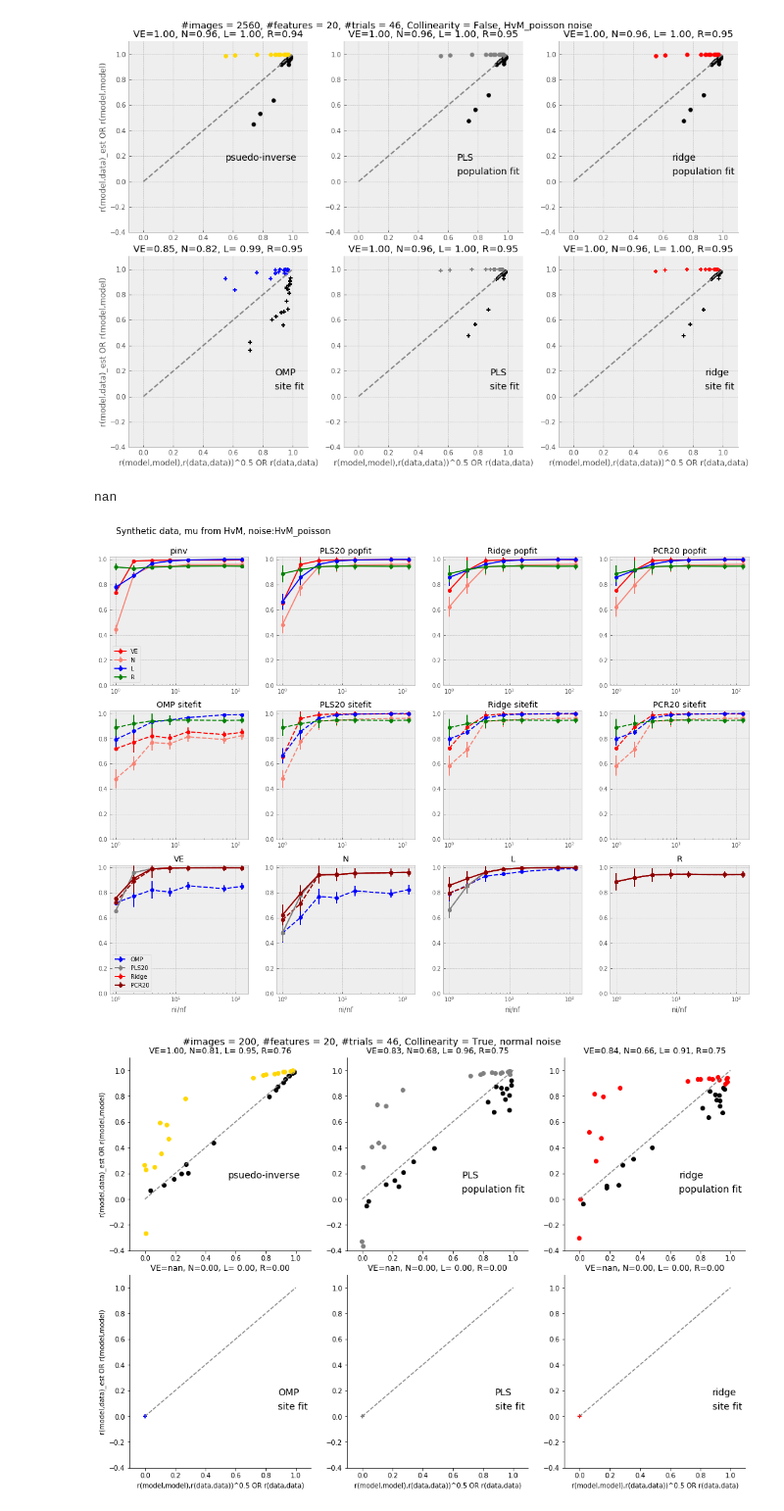
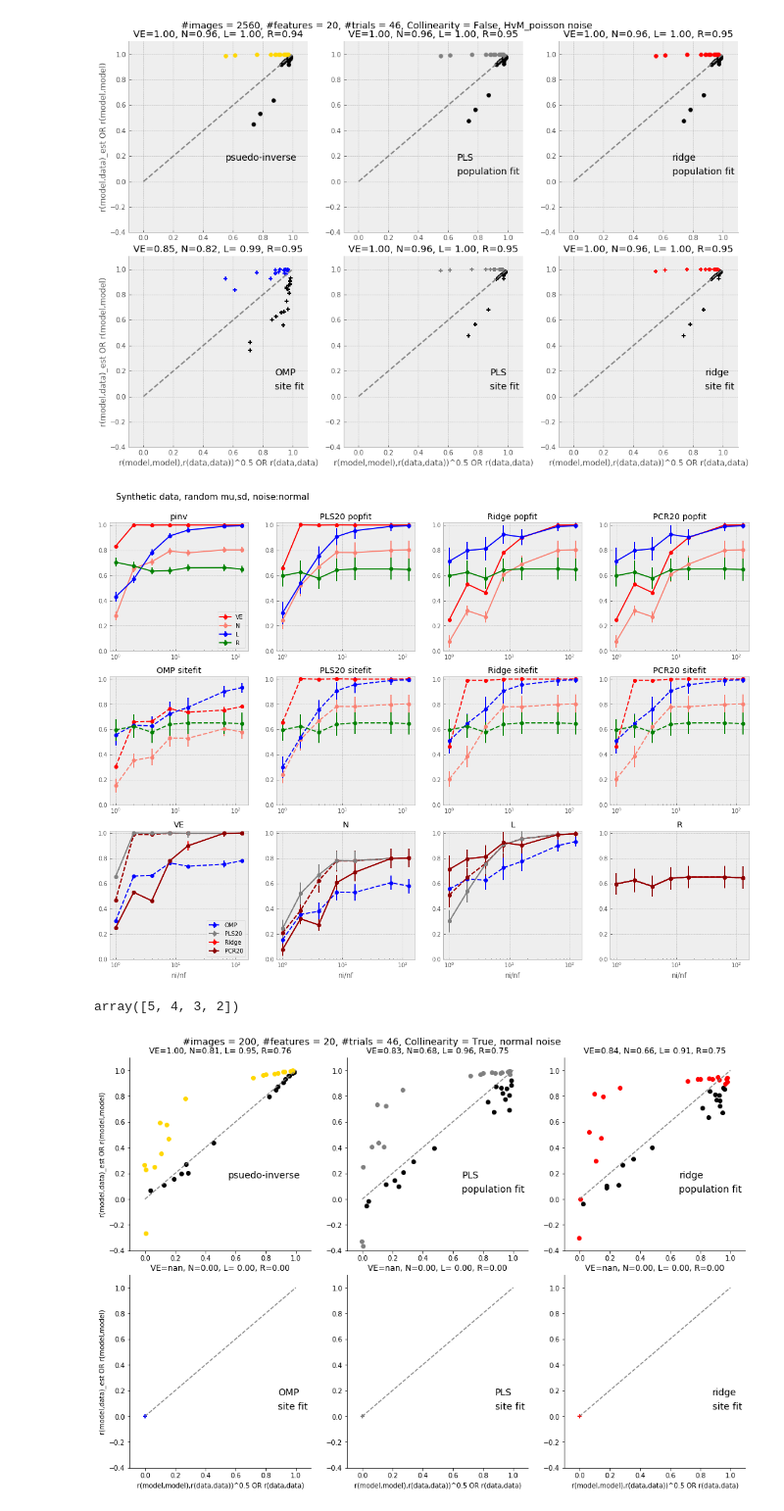
Before and after one commit to issalab/Mapping, a Jupyter notebook: Unit test.ipynb, the cells around one changed output. Shown at 98% size. Cells and saved outputs as stored; diff of their text form; code cells hidden in the pictures.

```diff
--- a/Unit test.ipynb
+++ b/Unit test.ipynb
@@ -135,15 +135,15 @@ nfoldt = 5
 noisy_map = False
 various_unit_stds = True
 Collinearity = False
-noise_dist = 'HvM_poisson'  # 'normal'
+noise_dist = 'normal'#'HvM_poisson'  # 'normal'
 
 spearman_brown = False
 reg_methods = ['OMP', 'PLS', 'ridge', 'ridge']
-reg_params_list = [[], nf, [10, -10, 10], [10, -10, 10]]
+reg_params_list = [[], nf, [20, -10, 10], [20, -10, 10]]
 report_popfit = [False, True, True, True]  # [False, True, True]
 report_sitefit = [False, False, False, False]  # [True, True, True]
 PCA_ncomponents_list = [-1, -1, -1, -1, nf]
-stats_from_data = True
+stats_from_data = False
 
 imag_feat_ratio_list = [1, 2, 4, 8, 16, 64, 128]
 
@@ -232,10 +232,6 @@ for irat, imag_feat_ratio in enumerate(imag_feat_ratio_list):
         NarraysiteStd[ir, irat] = ss.sem(r12_reg_sitfit[:, ir], axis=None)
         LarraysiteStd[ir, irat] = ss.sem(r11_reg_sitfit[:, ir], axis=None)
         RarraysiteStd[ir, irat] = ss.sem(r22_reg_sitfit[:, ir], axis=None)
-# %%
-np.std(r12/np.sqrt(r11*r22))
-# %% [output]
-nan
 # %%
 colors = ['b','gray','r','darkred']
 style.use('bmh')
@@ -281,37 +277,41 @@ axes[2,0].set_xscale("log")
 axes[2,0].legend()
 [axes[2,0].errorbar(imag_feat_ratio_list, VEarraypop[itrace+1, :], yerr=VEarraypopStd[itrace, :], marker='o', color=colors[itrace+1]) for itrace in range(3)]
 
 axes[2,1].set_title('N')
 axes[2,1].set_xscale("log")
 [axes[2,1].errorbar(imag_feat_ratio_list, Narraysite[itrace, :], yerr= NarraysiteStd[itrace, :], marker='o',ls='--', color=colors[itrace], label=reg_methods_labels[itrace]) for itrace in range(4)]
 
 [axes[2,1].errorbar(imag_feat_ratio_list, Narraypop[itrace+1, :], yerr=NarraypopStd[itrace+1, :], marker='o', color=colors[itrace+1]) for itrace in range(3)]
 
 
 axes[2,2].set_title('L')
 axes[2,2].set_xscale("log")
 [axes[2,2].errorbar(imag_feat_ratio_list, Larraysite[itrace, :], yerr=LarraysiteStd[itrace, :], marker='o',ls='--', color=colors[itrace], label=reg_methods_labels[itrace]) for itrace in range(4)]
 
 [axes[2,2].errorbar(imag_feat_ratio_list, Larraypop[itrace+1, :], yerr=LarraypopStd[itrace+1, :], marker='o', color=colors[itrace+1]) for itrace in range(3)]
 
 axes[2,3].set_title('R')
 axes[2,3].set_xscale("log")
 [axes[2,3].errorbar(imag_feat_ratio_list, Rarraysite[itrace, :], yerr=RarraysiteStd[itrace, :], marker='o',ls='--', color=colors[itrace], label=reg_methods_labels[itrace]) for itrace in range(4)]
 
 [axes[2,3].errorbar(imag_feat_ratio_list, Rarraypop[itrace+1, :], yerr=RarraypopStd[itrace+1, :],  marker='o', color=colors[itrace+1]) for itrace in range(3)]
 
 [ax.set_xlabel('ni/nf') for ax in axes[2, :]]
 
 if stats_from_data:
     title = 'Synthetic data, mu from HvM, noise:%s '%noise_dist
 else:
-    title = 'Synthetic data'
+    title = 'Synthetic data, random mu,sd, noise:%s'%noise_dist
 axes[0,0].text(1,1.2, title, fontsize=15)
 
-fig.savefig(resultdir+'unit_test_summary_ni%d_nf%d_nt%d_Collin%s_%s_SB%s_%s_statsfromHvM%s.png'%(ni, nf, nt, Collinearity, noise_dist, spearman_brown, noisy_map,stats_from_data), dpi=300)
-fig.savefig(resultdir+'unit_test_summary_ni%d_nf%d_nt%d_Collin%s_%s_SB%s_%s_statsfromHvM%s.pdf'%(ni, nf, nt, Collinearity, noise_dist, spearman_brown, noisy_map,stats_from_data), dpi=300)
+fig.savefig(resultdir+'unit_test_summary_ni%d_nf%d_nt%d_Collin%s_%s_SB%s_%s_statsfromHvM%s_20_10_10.png'%(ni, nf, nt, Collinearity, noise_dist, spearman_brown, noisy_map,stats_from_data), dpi=300)
+fig.savefig(resultdir+'unit_test_summary_ni%d_nf%d_nt%d_Collin%s_%s_SB%s_%s_statsfromHvM%s_20_10_10.pdf'%(ni, nf, nt, Collinearity, noise_dist, spearman_brown, noisy_map,stats_from_data), dpi=300)
 # %% [output]
-[figure, old version]
+[figure, new version]
+# %%
+np.arange(5,1,-1)
+# %% [output]
+array([5, 4, 3, 2])
 # %%
 fig = plt.figure(figsize=[15, 10])
 ax0 = fig.add_axes([0.1, 0.05, 0.25, 0.40])
```
Also changed, not shown: 3 other files.
